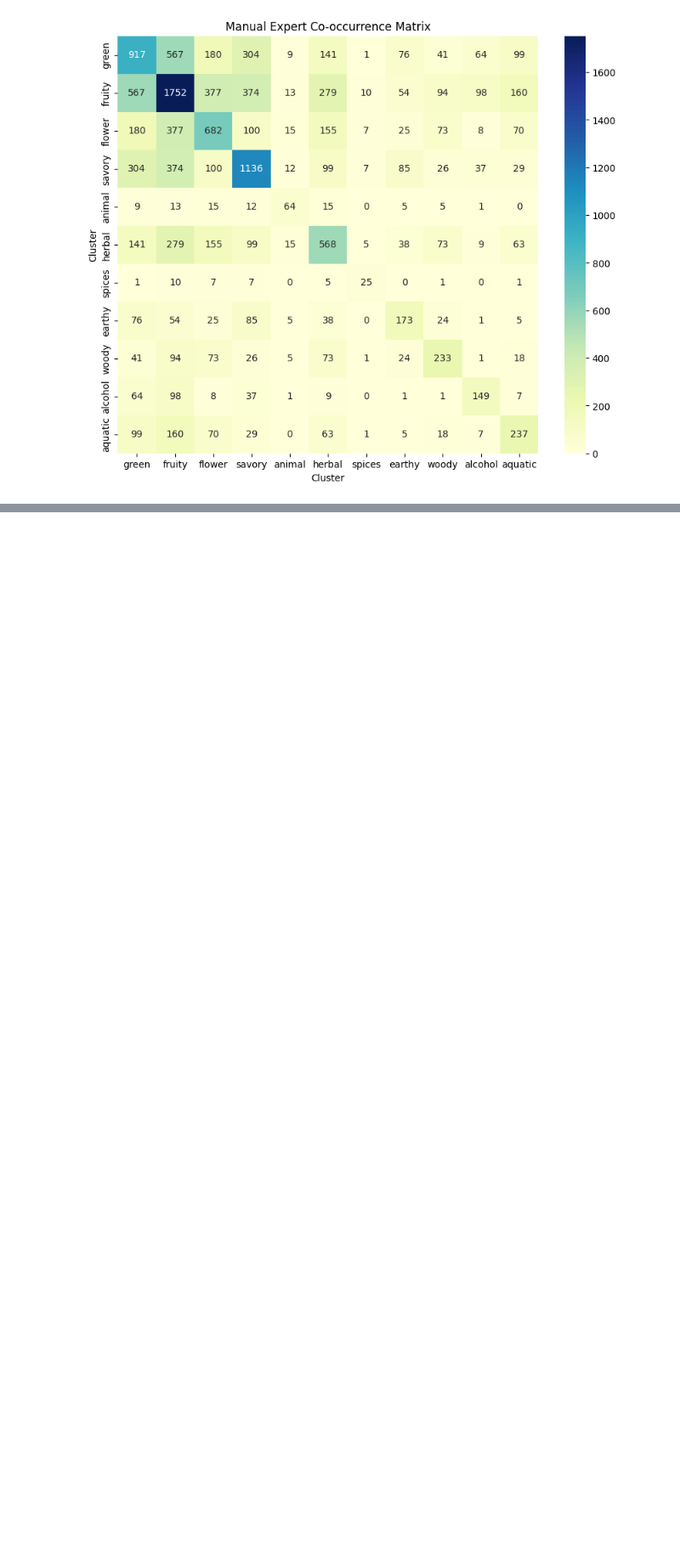
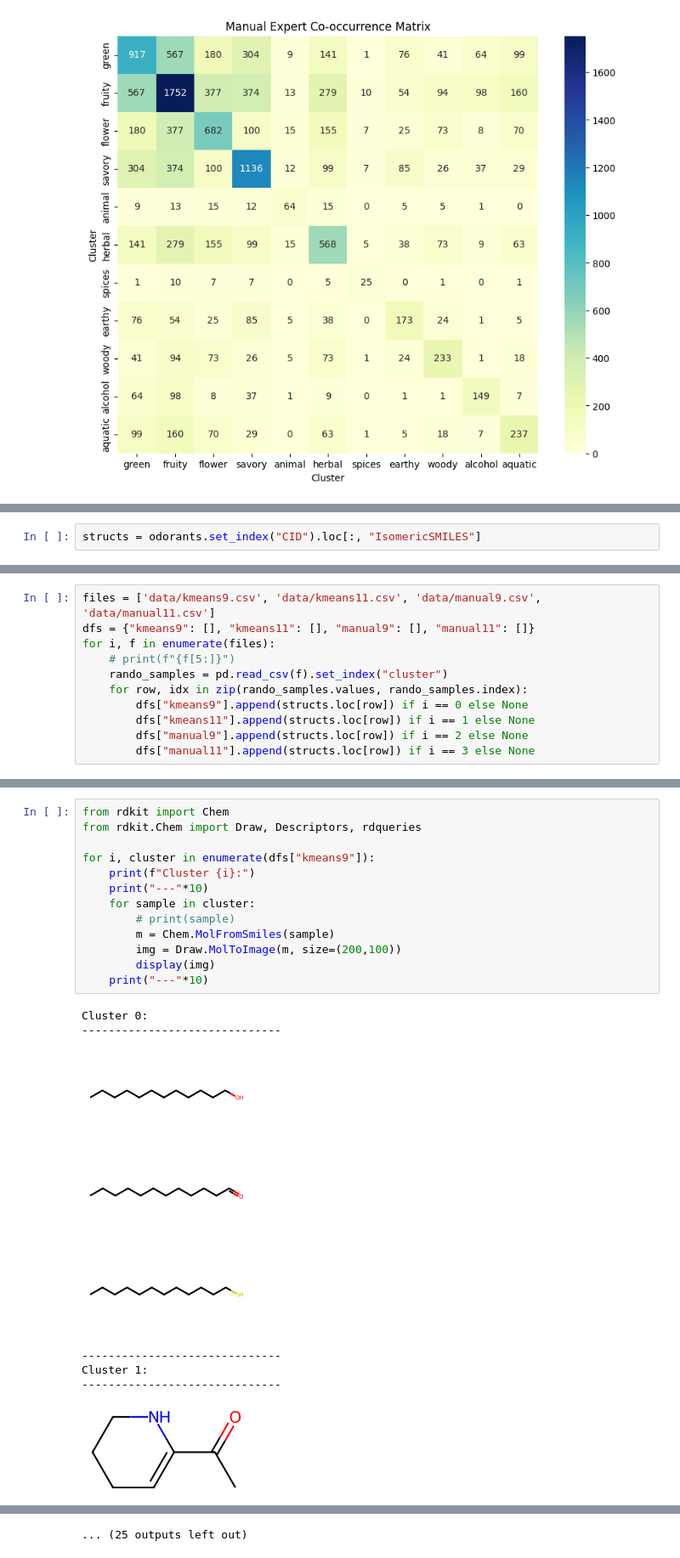
Before and after one commit to IOuadah/SML_Project, a Jupyter notebook: data_viz_clusters.ipynb, the cells around one changed output, grey strips where cells are left out. Shown at 85% size. Saved outputs shown, nothing was run; the diff lists cells and outputs as text; blank space fills up the shorter version.

Commit message:
show structures of 3 samples per cluster

```diff
--- a/data_viz_clusters.ipynb
+++ b/data_viz_clusters.ipynb
@@ -128,0 +132,2 @@ plt.show()
+# %%
+structs = odorants.set_index("CID").loc[:, "IsomericSMILES"]
@@ -128,0 +136,11 @@ plt.show()
+# %%
+files = ['data/kmeans9.csv', 'data/kmeans11.csv', 'data/manual9.csv', 'data/manual11.csv']
+dfs = {"kmeans9": [], "kmeans11": [], "manual9": [], "manual11": []}
+for i, f in enumerate(files):
+    # print(f"{f[5:]}")
+    rando_samples = pd.read_csv(f).set_index("cluster")
+    for row, idx in zip(rando_samples.values, rando_samples.index):
+        dfs["kmeans9"].append(structs.loc[row]) if i == 0 else None
+        dfs["kmeans11"].append(structs.loc[row]) if i == 1 else None
+        dfs["manual9"].append(structs.loc[row]) if i == 2 else None
+        dfs["manual11"].append(structs.loc[row]) if i == 3 else None
@@ -128,0 +149,23 @@ plt.show()
+# %%
+from rdkit import Chem
+from rdkit.Chem import Draw, Descriptors, rdqueries
+
+for i, cluster in enumerate(dfs["kmeans9"]):
+    print(f"Cluster {i}:")
+    print("---"*10)
+    for sample in cluster:
+        # print(sample)
+        m = Chem.MolFromSmiles(sample)
+        img = Draw.MolToImage(m, size=(200,100))
+        display(img)
+    print("---"*10)
+# %% [output]
+Cluster 0:
+------------------------------
+[figure, added]
+[figure, added]
+[figure, added]
+------------------------------
+Cluster 1:
+------------------------------
+[figure, added]
@@ -128,0 +180 @@ plt.show()
+... (25 outputs left out)
```
Also changed, not shown: parts of 11 cells of this notebook, 4 other files.
